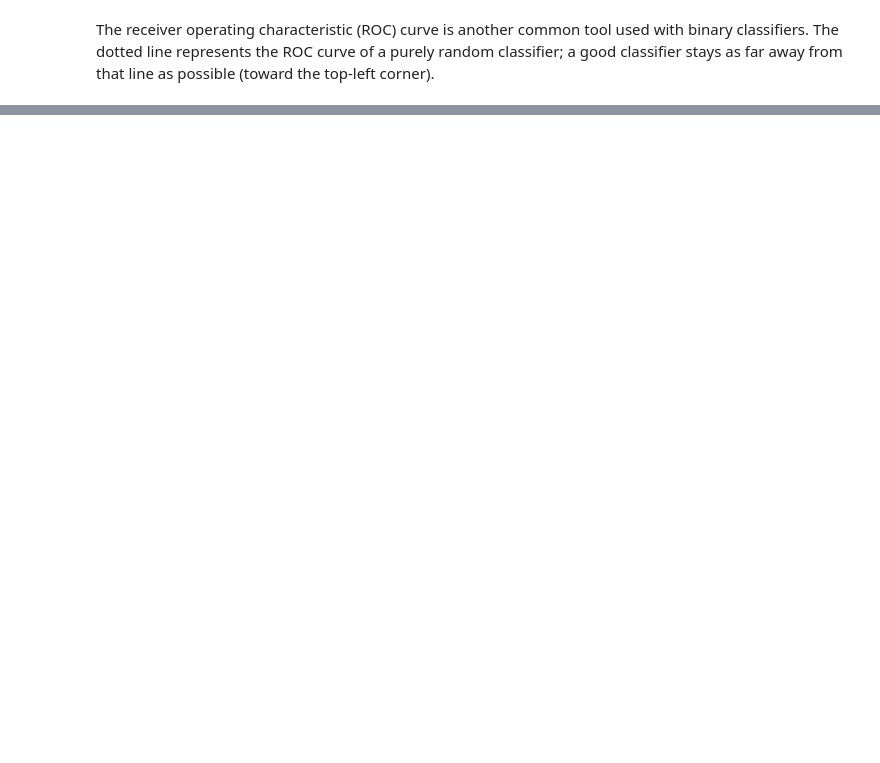
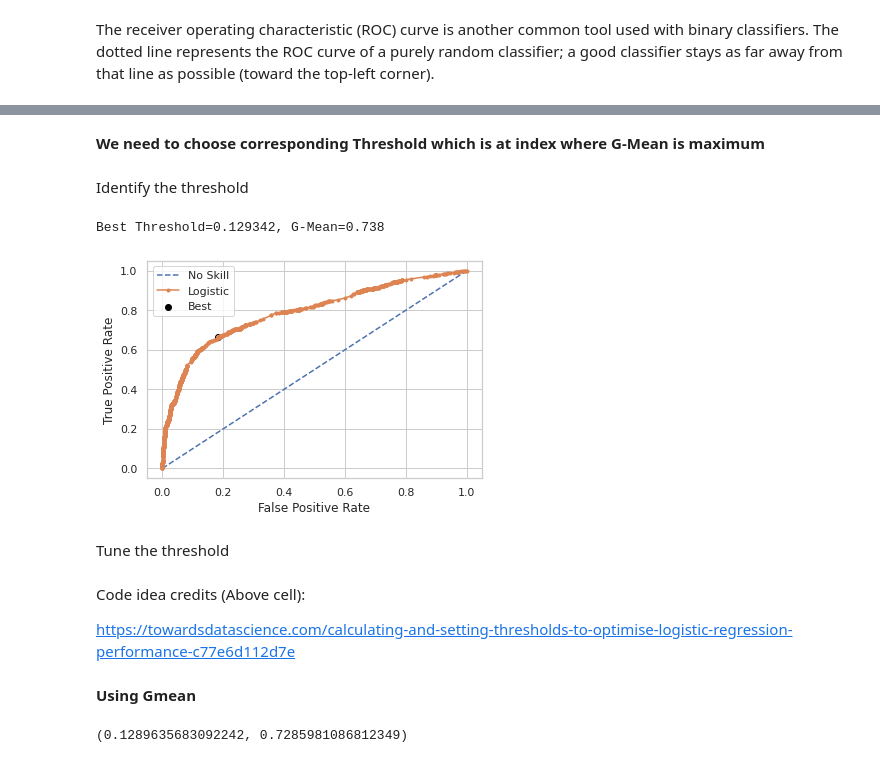
Before and after one commit to chain-veerender/datascience, a Jupyter notebook: Logistic_regression.ipynb, the cells around one changed output, grey strips where cells are left out. Drawn from its saved outputs; the diff is of its cells as text; code cells hidden in the pictures; blank space fills up the shorter version.

```diff
--- a/Logistic_regression.ipynb
+++ b/Logistic_regression.ipynb
@@ -524,9 +540,9 @@ poutcome_failure     -0.8995   0.0462 -19.4669 0.0000 -0.9901 -0.8090
 poutcome_success      2.4584   0.0662  37.1260 0.0000  2.3286  2.5882
 =====================================================================
 # %%
-X_train, X_test, y_train, y_test = train_test_split(X, y, test_size=0.3, random_state=0)
+X_train_os, X_test_os, y_train_os, y_test_os = train_test_split(X, y, test_size=0.3, random_state=0)
 logreg = LogisticRegression()   # training on scikit learn package logistic
-logreg.fit(X_train, y_train)
+logreg.fit(X_train_os, y_train_os)
 # %% [output]
 STOP: TOTAL NO. of ITERATIONS REACHED LIMIT.
 
@@ -615,0 +640,10 @@ The receiver operating characteristic (ROC) curve is another common tool used wi
+# %%
+cols=['euribor3m', 'job_blue-collar', 'job_housemaid', 'marital_unknown', 'education_illiterate', 'default_no', 'default_unknown',
+      'contact_cellular', 'contact_telephone', 'month_apr', 'month_aug', 'month_dec', 'month_jul', 'month_jun', 'month_mar',
+      'month_may', 'month_nov', 'month_oct', "poutcome_failure", "poutcome_success"]
+
+X_imbalance=X_train[cols]
+y_imbalance=y_train['y']
+# %%
+logreg_imbal = LogisticRegression()   # training on scikit learn package logistic
+logreg_imbal.fit(X_imbalance, y_imbalance)
@@ -615,0 +652,5 @@ The receiver operating characteristic (ROC) curve is another common tool used wi
+# %%
+X_test_imbalance = X_test[cols]
+y_test_imbalance = y_test['y']
+y_pred_imbalance = logreg_imbal.predict(X_test_imbalance)
+print('Accuracy of logistic regression classifier on imbalanced test set: {:.2f}'.format(logreg_imbal.score(X_test_imbalance, y_test_imbalance)))
@@ -615,0 +710,31 @@ The receiver operating characteristic (ROC) curve is another common tool used wi
+# %% [markdown]
+**We need to choose corresponding Threshold which is at index where G-Mean is maximum**
+# %% [markdown]
+Identify the threshold
+# %%
+# predict probabilities
+yhat = logreg_imbal.predict_proba(X_test_imbalance)
+# keep probabilities for the positive outcome only
+yhat = yhat[:, 1]
+# calculate roc curves
+fpr, tpr, thresholds = roc_curve(y_test_imbalance, yhat)
+# calculate the g-mean for each threshold
+gmeans = np.sqrt(tpr * (1-fpr))
+# locate the index of the largest g-mean
+ix = np.argmax(gmeans)
+print('Best Threshold=%f, G-Mean=%.3f' % (thresholds[ix], gmeans[ix]))
+# plot the roc curve for the model
+plt.plot([0,1], [0,1], linestyle='--', label='No Skill')
+plt.plot(fpr, tpr, marker='.', label='Logistic')
+plt.scatter(fpr[ix], tpr[ix], marker='o', color='black', label='Best')
+# axis labels
+plt.xlabel('False Positive Rate')
+plt.ylabel('True Positive Rate')
+plt.legend()
+# show the plot
+plt.show()
+# %% [output]
+Best Threshold=0.129342, G-Mean=0.738
+[figure, added]
+# %% [markdown]
+Tune the threshold
@@ -615,0 +850,18 @@ The receiver operating characteristic (ROC) curve is another common tool used wi
+# %% [markdown]
+Code idea credits (Above cell):
+
+https://towardsdatascience.com/calculating-and-setting-thresholds-to-optimise-logistic-regression-performance-c77e6d112d7e
+# %% [markdown]
+**Using Gmean**
+# %%
+lrt = LogisticRegressionWithThreshold()
+lrt.fit(X_imbalance, y_imbalance)
+
+threshold_gmean, gmean_optimalidx = lrt.threshold_from_optimal_g_mean(X_imbalance, y_imbalance)
+
+# Predictions on test data
+y_pred_gmean = lrt.predict(X_test_imbalance, threshold_gmean)
+
+threshold_gmean, gmean_optimalidx
+# %% [output]
+(0.1289635683092242, 0.7285981086812349)
```
Also changed, not shown: parts of 73 cells of this notebook.
